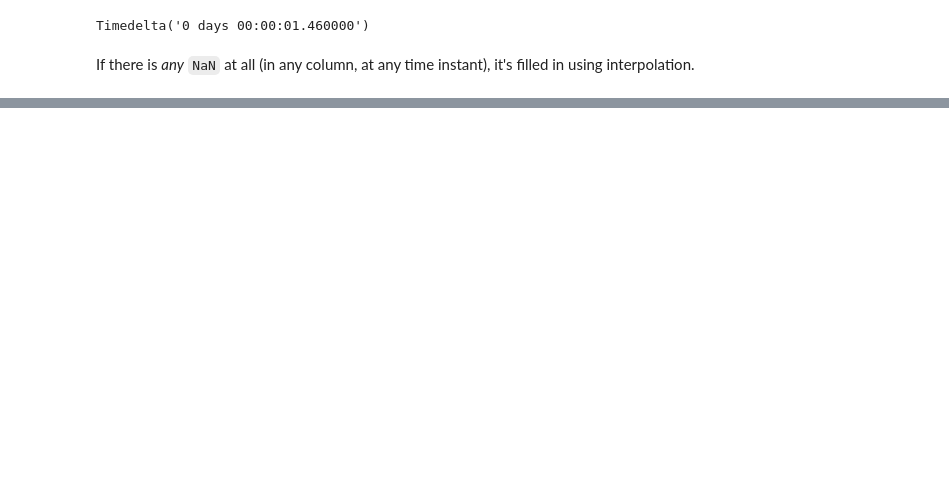
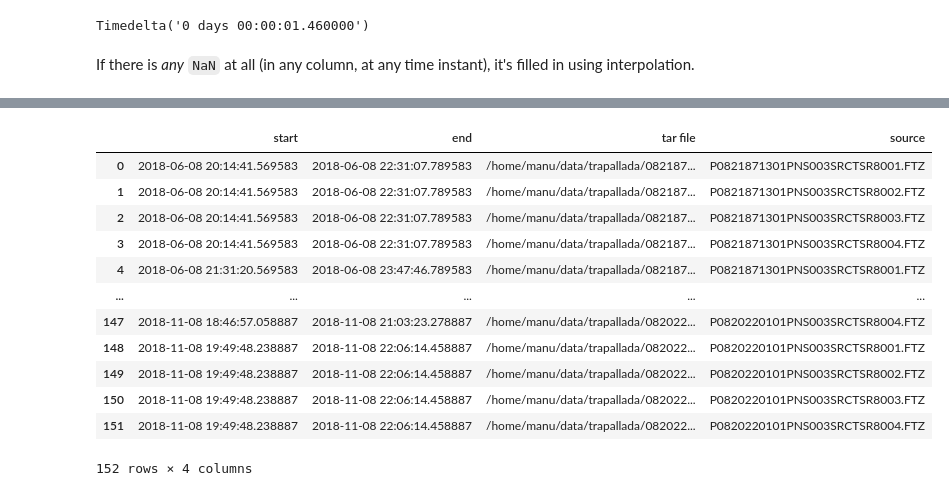
Before and after one commit to manuvazquez/VAEonXMM, a Jupyter notebook: experiments/pack_real_data.ipynb, the cells around one changed output, grey strips where cells are left out. Saved outputs shown, nothing was run; the diff lists cells and outputs as text; code cells hidden in the pictures; blank space fills up the shorter version.

```diff
--- a/experiments/pack_real_data.ipynb
+++ b/experiments/pack_real_data.ipynb
@@ -225,0 +274,18 @@ trapallada.plot.df(binned_df, columns=[pathlib.Path(e).stem for e in binned_df.c
+# %%
+signals, metadata_df = trapallada.xsa.util.tars_to_array(tar_files[:5])
+# %%
+metadata_df
+# %% [output]
+|  | start | end | tar file | source |
+| 0 | 2018-06-08 20:14:41.569583 | 2018-06-08 22:31:07.789583 | /home/manu/data/trapallada/082187... | P0821871301PNS003SRCTSR8001.FTZ |
+| 1 | 2018-06-08 20:14:41.569583 | 2018-06-08 22:31:07.789583 | /home/manu/data/trapallada/082187... | P0821871301PNS003SRCTSR8002.FTZ |
+| 2 | 2018-06-08 20:14:41.569583 | 2018-06-08 22:31:07.789583 | /home/manu/data/trapallada/082187... | P0821871301PNS003SRCTSR8003.FTZ |
+| 3 | 2018-06-08 20:14:41.569583 | 2018-06-08 22:31:07.789583 | /home/manu/data/trapallada/082187... | P0821871301PNS003SRCTSR8004.FTZ |
+| 4 | 2018-06-08 21:31:20.569583 | 2018-06-08 23:47:46.789583 | /home/manu/data/trapallada/082187... | P0821871301PNS003SRCTSR8001.FTZ |
+| ... | ... | ... | ... | ... |
+| 147 | 2018-11-08 18:46:57.058887 | 2018-11-08 21:03:23.278887 | /home/manu/data/trapallada/082022... | P0820220101PNS003SRCTSR8004.FTZ |
+| 148 | 2018-11-08 19:49:48.238887 | 2018-11-08 22:06:14.458887 | /home/manu/data/trapallada/082022... | P0820220101PNS003SRCTSR8001.FTZ |
+| 149 | 2018-11-08 19:49:48.238887 | 2018-11-08 22:06:14.458887 | /home/manu/data/trapallada/082022... | P0820220101PNS003SRCTSR8002.FTZ |
+| 150 | 2018-11-08 19:49:48.238887 | 2018-11-08 22:06:14.458887 | /home/manu/data/trapallada/082022... | P0820220101PNS003SRCTSR8003.FTZ |
+| 151 | 2018-11-08 19:49:48.238887 | 2018-11-08 22:06:14.458887 | /home/manu/data/trapallada/082022... | P0820220101PNS003SRCTSR8004.FTZ |
+152 rows × 4 columns
```
Also changed, not shown: parts of 21 cells of this notebook, 6 other files.
